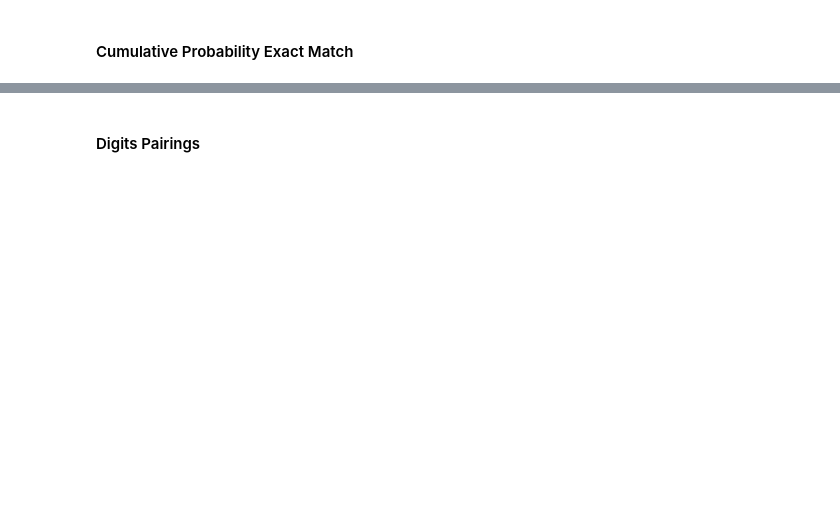
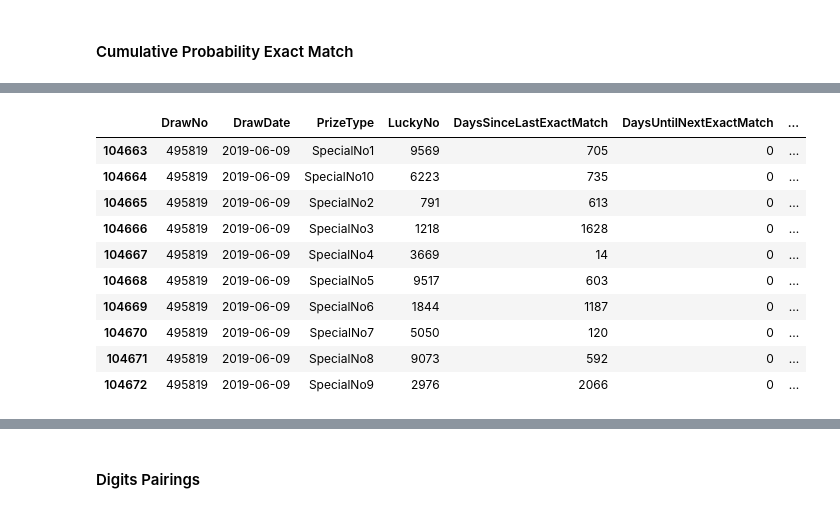
Before and after one commit to mengwangk/dl-projects, a Jupyter notebook: number_features.ipynb, the cells around one changed output, grey strips where cells are left out. Cells and saved outputs as stored; diff of their text form; code cells hidden in the pictures; blank space fills up the shorter version.

```diff
--- a/number_features.ipynb
+++ b/number_features.ipynb
@@ -537,0 +594,14 @@ Type:      method
+# %%
+df.tail(10)
+# %% [output]
+|  | DrawNo | DrawDate | PrizeType | LuckyNo | DaysSinceLastExactMatch | DaysUntilNextExactMatch | ... |
+| 104663 | 495819 | 2019-06-09 | SpecialNo1 | 9569 | 705 | 0 | ... |
+| 104664 | 495819 | 2019-06-09 | SpecialNo10 | 6223 | 735 | 0 | ... |
+| 104665 | 495819 | 2019-06-09 | SpecialNo2 | 791 | 613 | 0 | ... |
+| 104666 | 495819 | 2019-06-09 | SpecialNo3 | 1218 | 1628 | 0 | ... |
+| 104667 | 495819 | 2019-06-09 | SpecialNo4 | 3669 | 14 | 0 | ... |
+| 104668 | 495819 | 2019-06-09 | SpecialNo5 | 9517 | 603 | 0 | ... |
+| 104669 | 495819 | 2019-06-09 | SpecialNo6 | 1844 | 1187 | 0 | ... |
+| 104670 | 495819 | 2019-06-09 | SpecialNo7 | 5050 | 120 | 0 | ... |
+| 104671 | 495819 | 2019-06-09 | SpecialNo8 | 9073 | 592 | 0 | ... |
+| 104672 | 495819 | 2019-06-09 | SpecialNo9 | 2976 | 2066 | 0 | ... |
```
Also changed, not shown: parts of 22 cells of this notebook.
